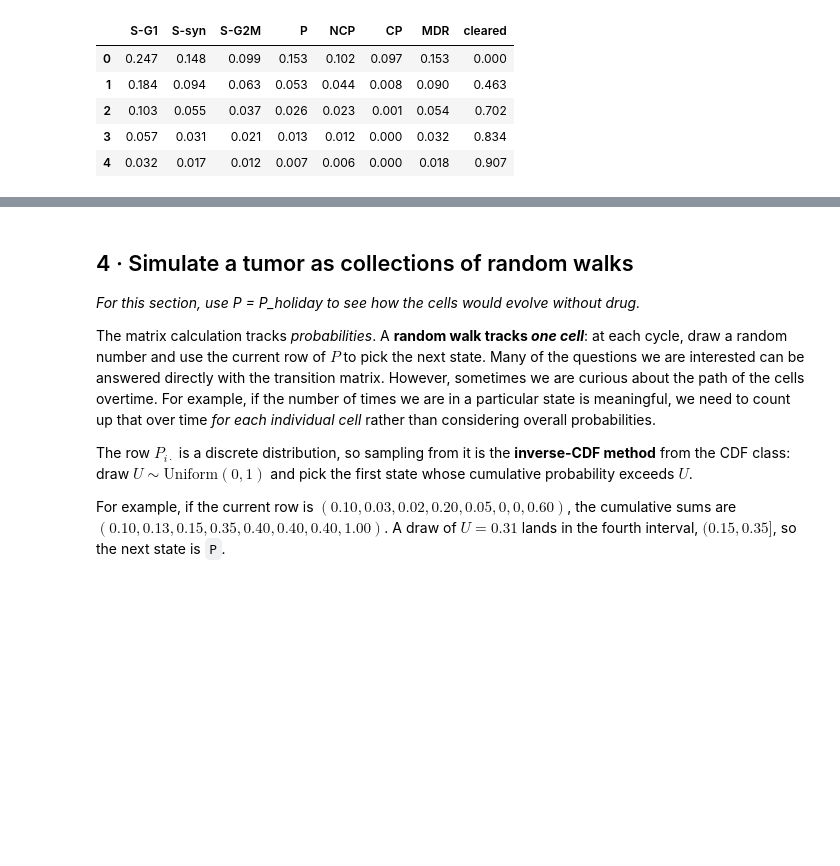
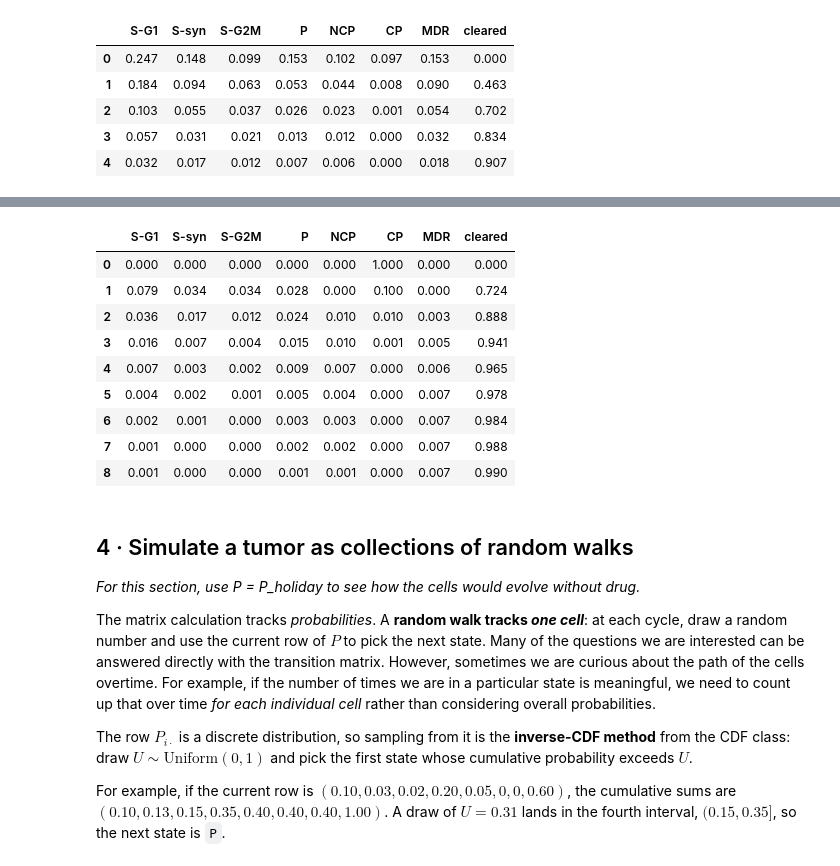
Before and after one commit to sayuri005/uu_markov, a Jupyter notebook: lab_2/Lab09_markov_chain_cells.ipynb, the cells around one changed output, grey strips where cells are left out. Drawn from its saved outputs; the diff is of its cells as text; code cells hidden in the pictures; blank space fills up the shorter version.

```diff
--- a/lab_2/Lab09_markov_chain_cells.ipynb
+++ b/lab_2/Lab09_markov_chain_cells.ipynb
@@ -497,3 +610,18 @@ pd.DataFrame(traj, columns=OUTCOMES).round(3)
+# %%
+basis('CP', P_hat)
+traj = evolve(basis('CP',P_hat), P_doc, 8)
+pd.DataFrame(traj, columns=OUTCOMES).round(3)
+# %% [output]
+|  | S-G1 | S-syn | S-G2M | P | NCP | CP | MDR | cleared |
+| 0 | 0.000 | 0.000 | 0.000 | 0.000 | 0.000 | 1.000 | 0.000 | 0.000 |
+| 1 | 0.079 | 0.034 | 0.034 | 0.028 | 0.000 | 0.100 | 0.000 | 0.724 |
+| 2 | 0.036 | 0.017 | 0.012 | 0.024 | 0.010 | 0.010 | 0.003 | 0.888 |
+| 3 | 0.016 | 0.007 | 0.004 | 0.015 | 0.010 | 0.001 | 0.005 | 0.941 |
+| 4 | 0.007 | 0.003 | 0.002 | 0.009 | 0.007 | 0.000 | 0.006 | 0.965 |
+| 5 | 0.004 | 0.002 | 0.001 | 0.005 | 0.004 | 0.000 | 0.007 | 0.978 |
+| 6 | 0.002 | 0.001 | 0.000 | 0.003 | 0.003 | 0.000 | 0.007 | 0.984 |
+| 7 | 0.001 | 0.000 | 0.000 | 0.002 | 0.002 | 0.000 | 0.007 | 0.988 |
+| 8 | 0.001 | 0.000 | 0.000 | 0.001 | 0.001 | 0.000 | 0.007 | 0.990 |
 # %% [markdown]
 ## 4 · Simulate a tumor as collections of random walks
 
```
Also changed, not shown: parts of 16 cells of this notebook.
